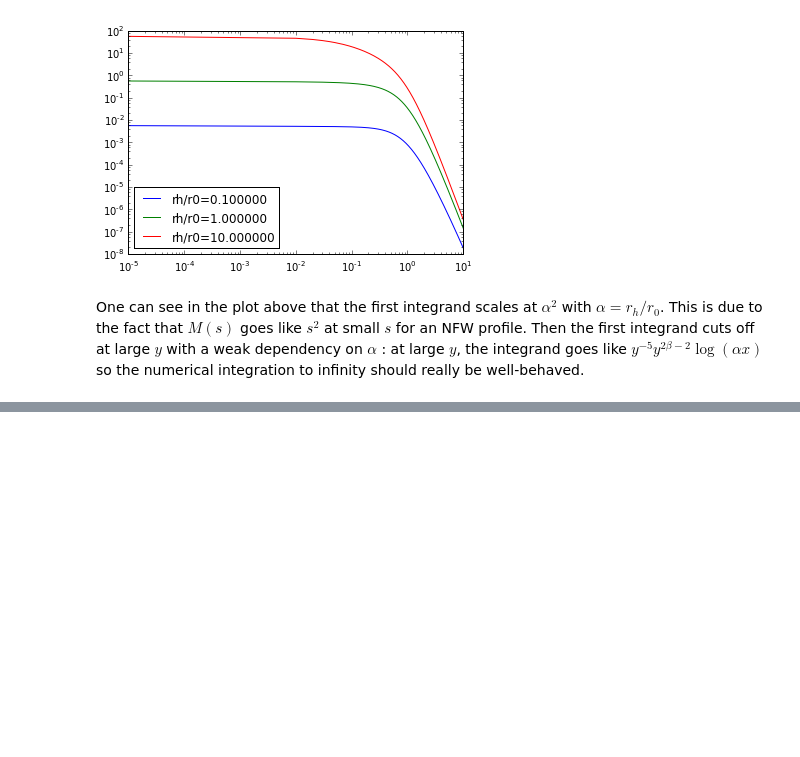
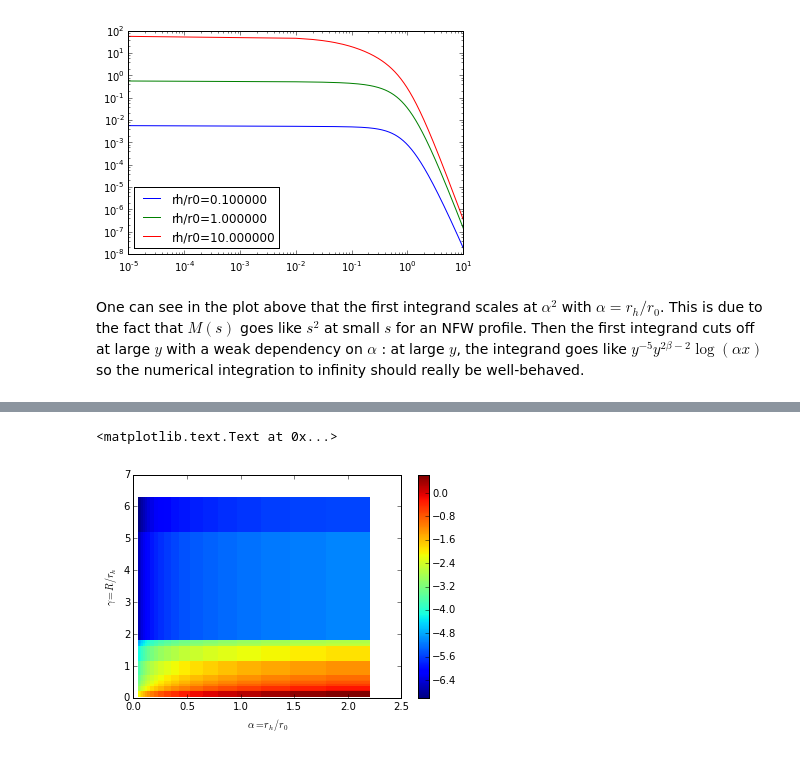
Before and after one commit to achiappo/FRESKA, a Jupyter notebook: spherical_jeans_analysis.ipynb, the cells around one changed output, grey strips where cells are left out. Cells and saved outputs as stored; diff of their text form; code cells hidden in the pictures; blank space fills up the shorter version.

```diff
--- a/spherical_jeans_analysis.ipynb
+++ b/spherical_jeans_analysis.ipynb
@@ -121,0 +217,22 @@ print integral1(ymin,alpha)
+# %%
+gamma_array = R/rh
+A_array = gamma_array**(2*beta+1)/I(R,rh,1)
+
+r0_array = np.logspace(np.log10(0.1),np.log10(5.),20)
+alpha_array = rh/r0_array
+I_array=np.zeros(shape=(len(A_array),len(r0_array)))
+
+#THIS IS THE PART THAT WILL TAKE MOST TIME
+for i,gamma in enumerate(gamma_array):
+    for j,alpha in enumerate(alpha_array):
+        res,err = integral2(alpha,beta,gamma)
+        #print res,err
+        I_array[i,j] = res
+# %%
+plt.pcolormesh(alpha_array, gamma_array,np.log10(I_array))
+plt.colorbar()
+plt.ylabel(r'$\gamma=R/r_h$')
+plt.xlabel(r'$\alpha=r_h/r_0$')
+# %% [output]
+<matplotlib.text.Text at 0x...>
+[figure, added]
```
Also changed, not shown: parts of 17 cells of this notebook.
